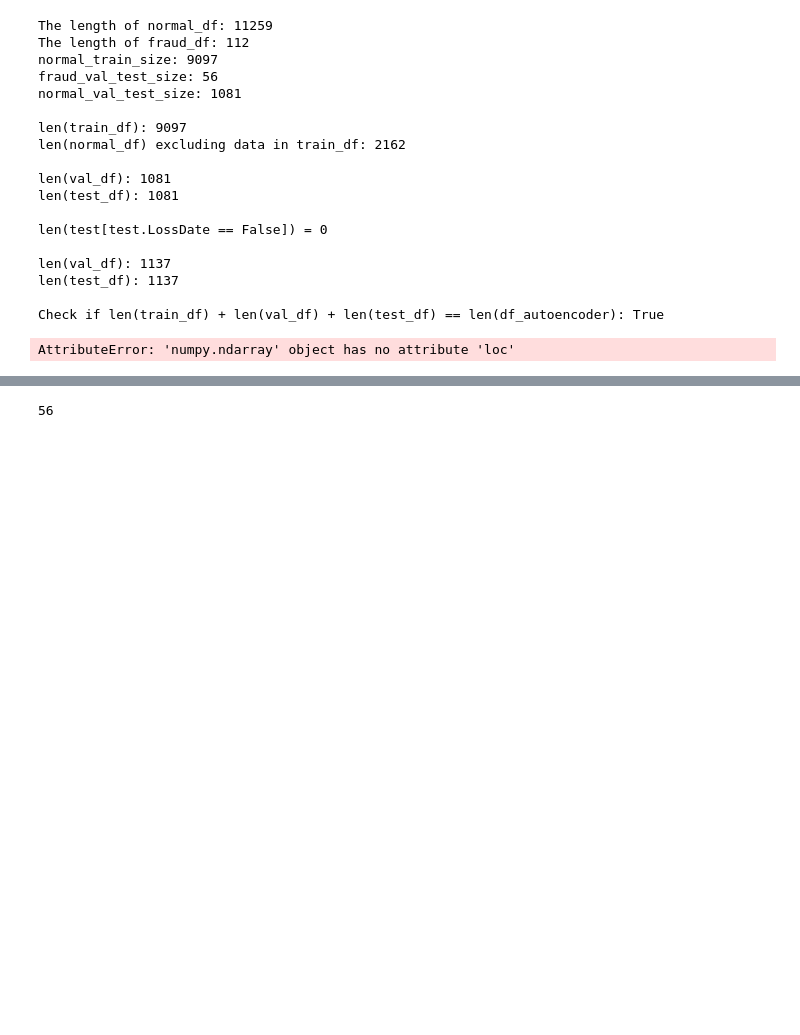
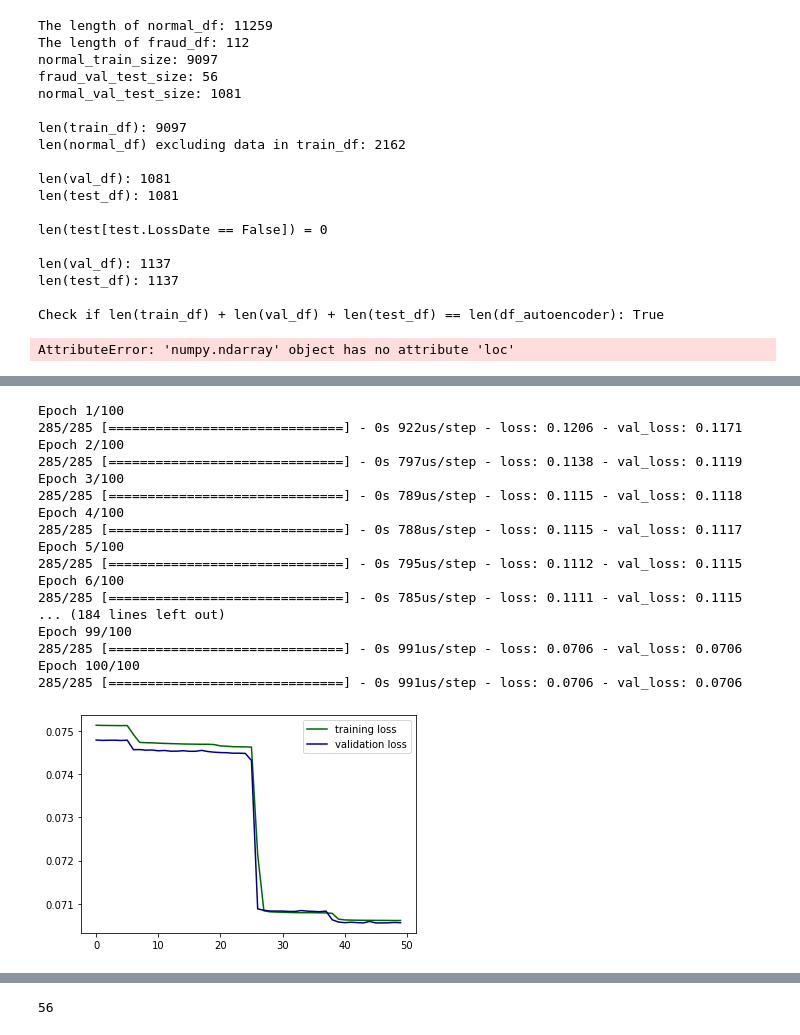
Before and after one commit to ba-group-projects/insurance-fraud-detection, a Jupyter notebook: main-update.ipynb, the cells around one changed output, grey strips where cells are left out. Saved outputs shown, nothing was run; the diff lists cells and outputs as text; code cells hidden in the pictures; blank space fills up the shorter version.

```diff
--- a/main-update.ipynb
+++ b/main-update.ipynb
@@ -1539,3 +1472,30 @@ autoencoder_best = model_list[int(para_dfm_max_index)]
+# %%
+tf.keras.backend.clear_session()
+early_stopping_cb = tf.keras.callbacks.EarlyStopping(patience=10, restore_best_weights=True)
+# reset the all the weight of autoencoder model
+autoencoder_best = shuffle_weights(autoencoder_best)
+log = autoencoder_best.fit(x=X_train, y=X_train, epochs=100, validation_data=(X_val, X_val), callbacks=[early_stopping_cb])
+
+create_plot(log,50)
+# %% [output]
+Epoch 1/100
+285/285 [==============================] - 0s 922us/step - loss: 0.1206 - val_loss: 0.1171
+Epoch 2/100
+285/285 [==============================] - 0s 797us/step - loss: 0.1138 - val_loss: 0.1119
+Epoch 3/100
+285/285 [==============================] - 0s 789us/step - loss: 0.1115 - val_loss: 0.1118
+Epoch 4/100
+285/285 [==============================] - 0s 788us/step - loss: 0.1115 - val_loss: 0.1117
+Epoch 5/100
+285/285 [==============================] - 0s 795us/step - loss: 0.1112 - val_loss: 0.1115
+Epoch 6/100
+285/285 [==============================] - 0s 785us/step - loss: 0.1111 - val_loss: 0.1115
+... (184 lines left out)
+Epoch 99/100
+285/285 [==============================] - 0s 991us/step - loss: 0.0706 - val_loss: 0.0706
+Epoch 100/100
+285/285 [==============================] - 0s 991us/step - loss: 0.0706 - val_loss: 0.0706
+[figure, added]
 # %%
 for ind, row in para_dfm.iterrows():
     print(f"The difference is: {row['difference']}")
```
Also changed, not shown: parts of 19 cells of this notebook.
